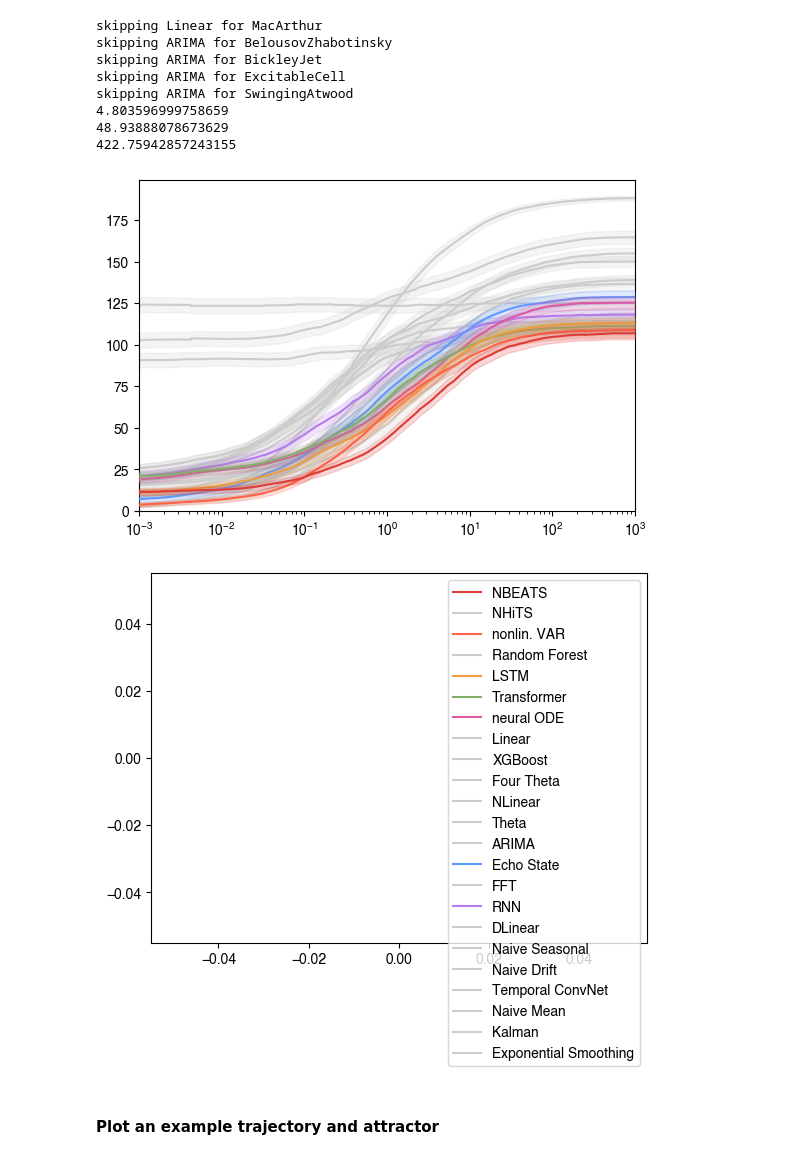
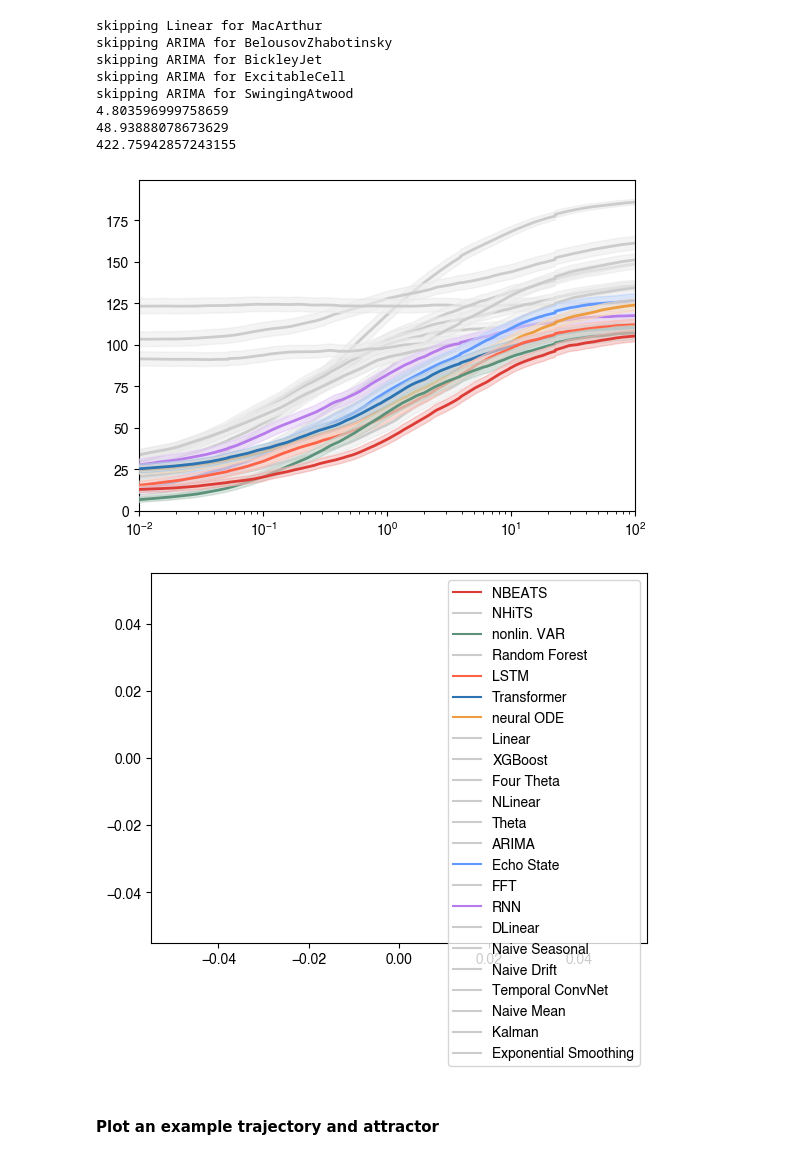
Before and after one commit to williamgilpin/dysts, a Jupyter notebook: benchmarks/figure_forecasting_benchmarks_figures.ipynb, the cells around one changed output. Drawn from its saved outputs; the diff is of its cells as text; code cells hidden in the pictures.

```diff
--- a/benchmarks/figure_forecasting_benchmarks_figures.ipynb
+++ b/benchmarks/figure_forecasting_benchmarks_figures.ipynb
@@ -737,18 +744,25 @@ color_dict = dict(zip(model_names, pastel_rainbow))
 color_palette = list()
 
 ## Show all colors
-import matplotlib.pyplot as plt
+
+plt.figure()
 for i, key in enumerate(color_dict.keys()):
-    if i in [3, 4, 7, 9, 11]:
+    if i in [3, 4, 7, 9, 11, 12]:
         plt.scatter([i], [0], color=color_dict[key], label=key, zorder=10, s=30)
     else:
         plt.scatter([i], [0], color=color_dict[key], label=key, zorder=10, s=100)
         color_palette.append(color_dict[key])
-color_palette.append(dg.lighter(dg.magenta, 0.3))
+
+# color_palette.append(dg.lighter(dg.magenta, 0.4))
 # color_palette.append(dg.purple)
 color_palette.append(dg.lighter(dg.purple, 0.3))
 
 color_palette = dg.color_sort(np.array(color_palette), method="hue")
+## Manually improve ordering
+# pink = color_palette[-1].copy()
+# color_palette[1:] = color_palette[:-1]
+# color_palette[0] = pink
+color_palette[4] = dg.darker(color_palette[4], 0.2)
 
 plt.figure()
 for i, clr in enumerate(color_palette):
@@ -859,7 +882,7 @@ max_lyap_times = list()
 # units of Lyapunov time
 timepoint_grid = np.linspace(1, 100, 1000)
 timepoint_grid = np.logspace(-2, np.log10(100), 1000)
-timepoint_grid = np.logspace(-3, 3, 2000)
+timepoint_grid = np.logspace(-3, 3, 3000)
 
 
 ## Get the data to lookup timescales
@@ -953,6 +976,7 @@ skipping ARIMA for SwingingAtwood
 # %%
 ## Plot all models mean and errors
 
+plt.figure(figsize=(6.4, 4.8))
 # model_names = list(all_prediction_results.keys())
 all_results_rescaled = []
 zorder_index = 0
@@ -974,39 +998,49 @@ for model_name in model_names[::-1]:
         timepoint_grid,
         results_ave - results_stderr,
         results_ave + results_stderr,
+        color=bg_color,
+        alpha=0.5,
+        zorder=zorder_index + zorder_shift - 1
+    )
+    plt.fill_between(
+        timepoint_grid,
+        results_ave - results_stderr,
+        results_ave + results_stderr,
         color=color_dict[model_name],
         alpha=0.2,
         zorder=zorder_index + zorder_shift
     )
     plt.semilogx(
         timepoint_grid,
         results_ave,
+        linewidth=2,
         color=color_dict[model_name],
         zorder=zorder_index + 1 + zorder_shift
     )
     zorder_index += 2
 all_results_rescaled = np.array(all_results_rescaled)
 
-plt.xlim([np.min(timepoint_grid), np.max(timepoint_grid)])
+# plt.xlim([np.min(timepoint_grid), np.max(timepoint_grid)])
+plt.xlim([0.01, 100])
 plt.ylim([0, None])
 # plt.xlim([None, np.max(timepoint_grid)])
 dg.fixed_aspect_ratio(1/1.5, semilogx=True)
 ## Verticale dashed line at x = 1.0
 # plt.axvline(1.0,
 #             color='k', linestyle='--', alpha=0.3, zorder=-1000, linewidth=1,
 #             dashes=(14, 4)
 # )
-dg.better_savefig(FIGPATH + "forecast_lengths.png", dpi=450, dryrun=NOSAVEFIG)
+dg.better_savefig(FIGPATH + "forecast_lengths2.png", dpi=450, dryrun=False)
 
 ## make a separate legend for the fill_between
 plt.figure()
 for i, model_name in enumerate(model_names):
     plt.plot([], color=color_dict[model_name], label=model_name)
 plt.legend()
-dg.better_savefig(FIGPATH + "forecast_lengths_legend.png", dpi=450, dryrun=NOSAVEFIG)
+dg.better_savefig(FIGPATH + "forecast_lengths_legend2.png", dpi=450, dryrun=NOSAVEFIG)
 # %% [output]
-[figure, old version]
+[figure, new version]
-[figure, old version]
+[figure, new version]
 # %% [markdown]
 #### Plot an example trajectory and attractor
 # %%
```
Also changed, not shown: parts of 29 cells of this notebook.
